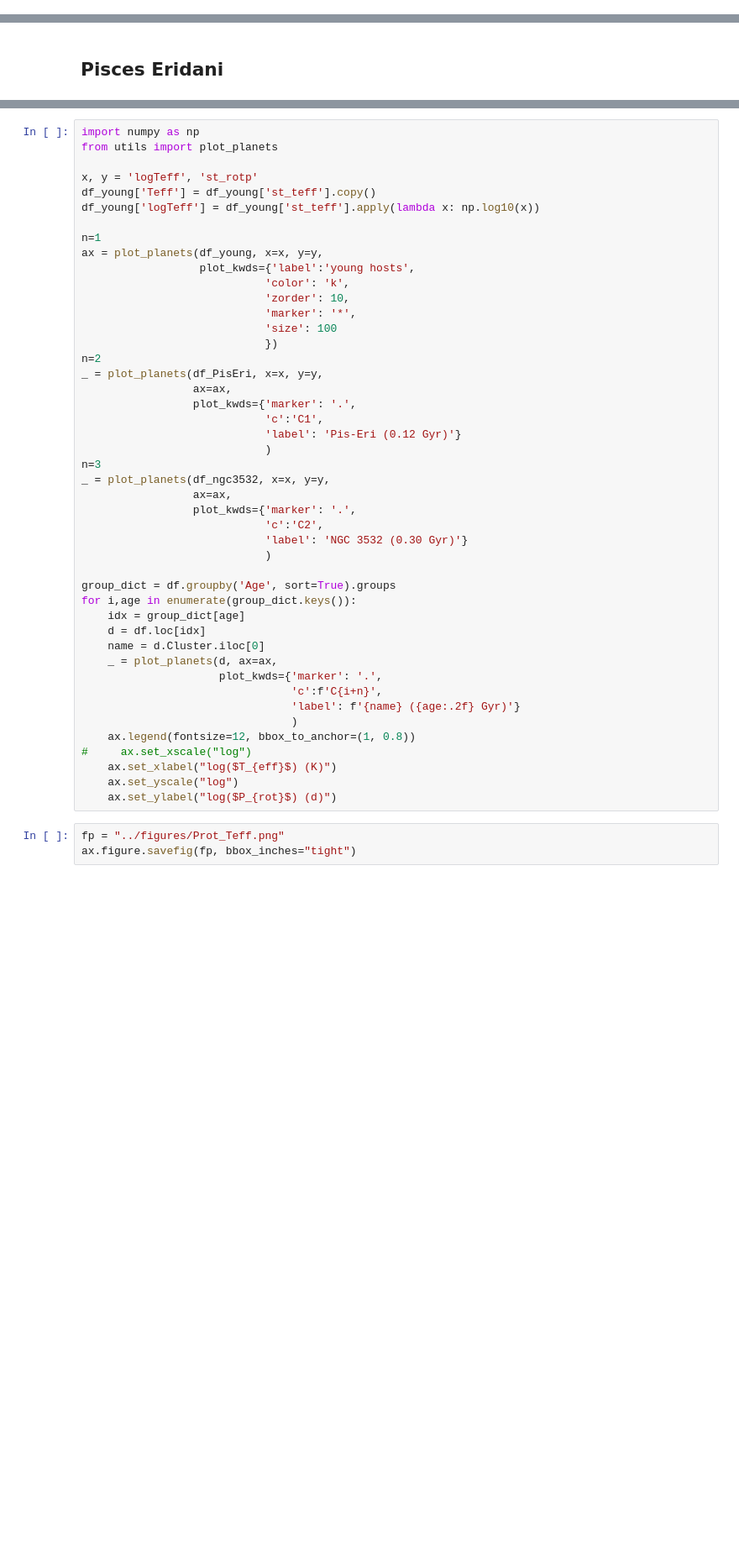
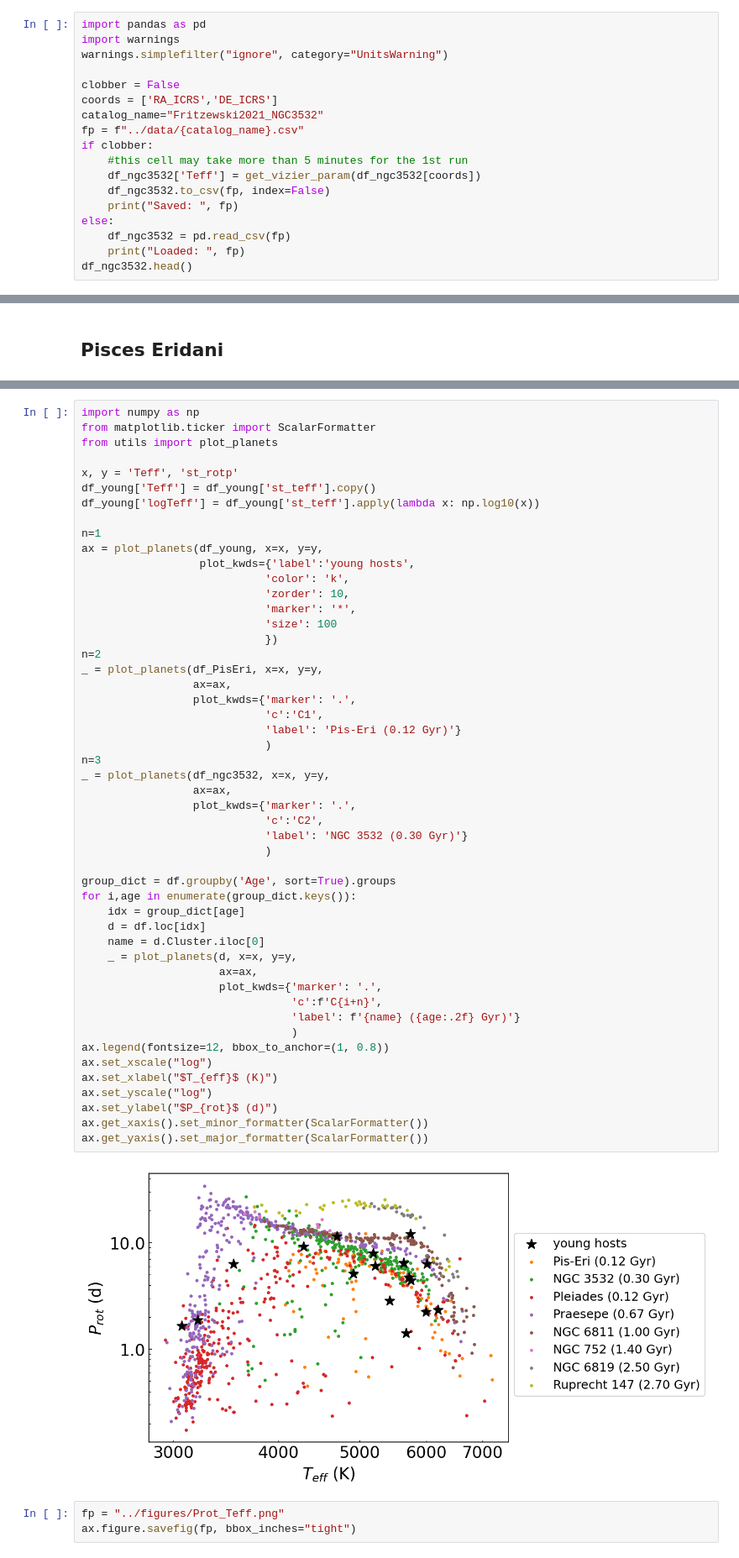
Before and after one commit to jpdeleon/wakai, a Jupyter notebook: notebooks/rotation_periods.ipynb, the cells around one changed output, grey strips where cells are left out. Shown at 84% size. Drawn from its saved outputs; the diff is of its cells as text; blank space fills up the shorter version.

```diff
--- a/notebooks/rotation_periods.ipynb
+++ b/notebooks/rotation_periods.ipynb
@@ -162,0 +146,18 @@ WARNING: UnitsWarning: Unit 'Sun' not supported by the VOUnit standard. Did you
+# %%
+import pandas as pd
+import warnings
+warnings.simplefilter("ignore", category="UnitsWarning")
+
+clobber = False
+coords = ['RA_ICRS','DE_ICRS']
+catalog_name="Fritzewski2021_NGC3532"
+fp = f"../data/{catalog_name}.csv"
+if clobber:
+    #this cell may take more than 5 minutes for the 1st run
+    df_ngc3532['Teff'] = get_vizier_param(df_ngc3532[coords])
+    df_ngc3532.to_csv(fp, index=False)
+    print("Saved: ", fp)
+else:
+    df_ngc3532 = pd.read_csv(fp)
+    print("Loaded: ", fp)
+df_ngc3532.head()
@@ -175,8 +195,9 @@ df_PisEri.head()
 # %%
 import numpy as np
+from matplotlib.ticker import ScalarFormatter
 from utils import plot_planets
 
-x, y = 'logTeff', 'st_rotp'
+x, y = 'Teff', 'st_rotp'
 df_young['Teff'] = df_young['st_teff'].copy()
 df_young['logTeff'] = df_young['st_teff'].apply(lambda x: np.log10(x))
 
@@ -185,39 +206,44 @@ ax = plot_planets(df_young, x=x, y=y,
                   plot_kwds={'label':'young hosts',
                             'color': 'k',
                             'zorder': 10,
                             'marker': '*',
                             'size': 100
                             })
 n=2
 _ = plot_planets(df_PisEri, x=x, y=y,
                  ax=ax,
                  plot_kwds={'marker': '.',
                             'c':'C1',
                             'label': 'Pis-Eri (0.12 Gyr)'}
                             )
 n=3
 _ = plot_planets(df_ngc3532, x=x, y=y,
                  ax=ax,
                  plot_kwds={'marker': '.',
                             'c':'C2',
                             'label': 'NGC 3532 (0.30 Gyr)'}
                             )
 
 group_dict = df.groupby('Age', sort=True).groups
 for i,age in enumerate(group_dict.keys()):
     idx = group_dict[age]
     d = df.loc[idx]
     name = d.Cluster.iloc[0]
-    _ = plot_planets(d, ax=ax,
+    _ = plot_planets(d, x=x, y=y,
+                     ax=ax,
                      plot_kwds={'marker': '.',
                                 'c':f'C{i+n}',
                                 'label': f'{name} ({age:.2f} Gyr)'}
                                 )
-    ax.legend(fontsize=12, bbox_to_anchor=(1, 0.8))
-#     ax.set_xscale("log")
-    ax.set_xlabel("log($T_{eff}$) (K)")
-    ax.set_yscale("log")
-    ax.set_ylabel("log($P_{rot}$) (d)")
+ax.legend(fontsize=12, bbox_to_anchor=(1, 0.8))
+ax.set_xscale("log")
+ax.set_xlabel("$T_{eff}$ (K)")
+ax.set_yscale("log")
+ax.set_ylabel("$P_{rot}$ (d)")
+ax.get_xaxis().set_minor_formatter(ScalarFormatter())
+ax.get_yaxis().set_major_formatter(ScalarFormatter())
+# %% [output]
+[figure, added]
 # %%
 fp = "../figures/Prot_Teff.png"
 ax.figure.savefig(fp, bbox_inches="tight")
```
Also changed, not shown: parts of 5 cells of this notebook, 4 other files.
